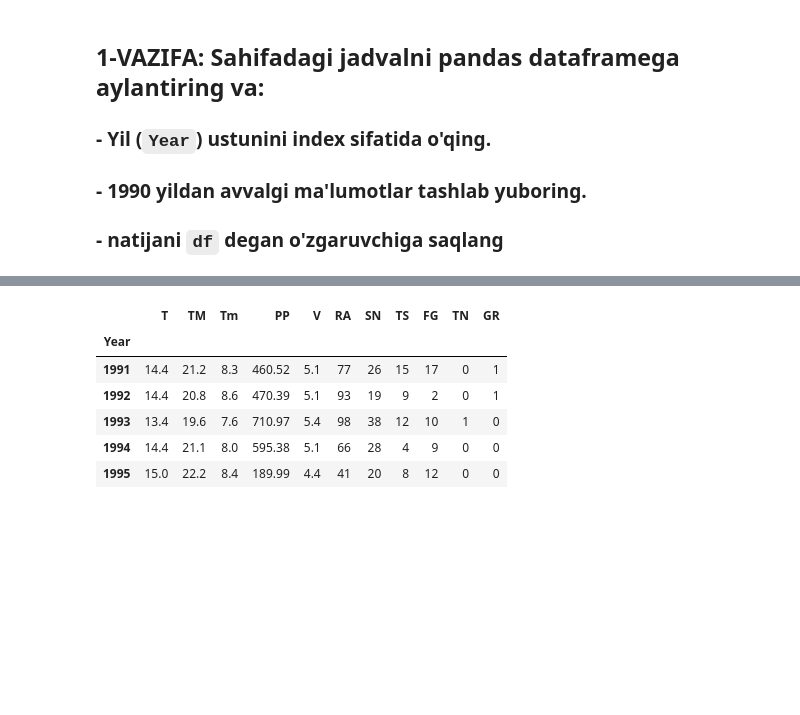
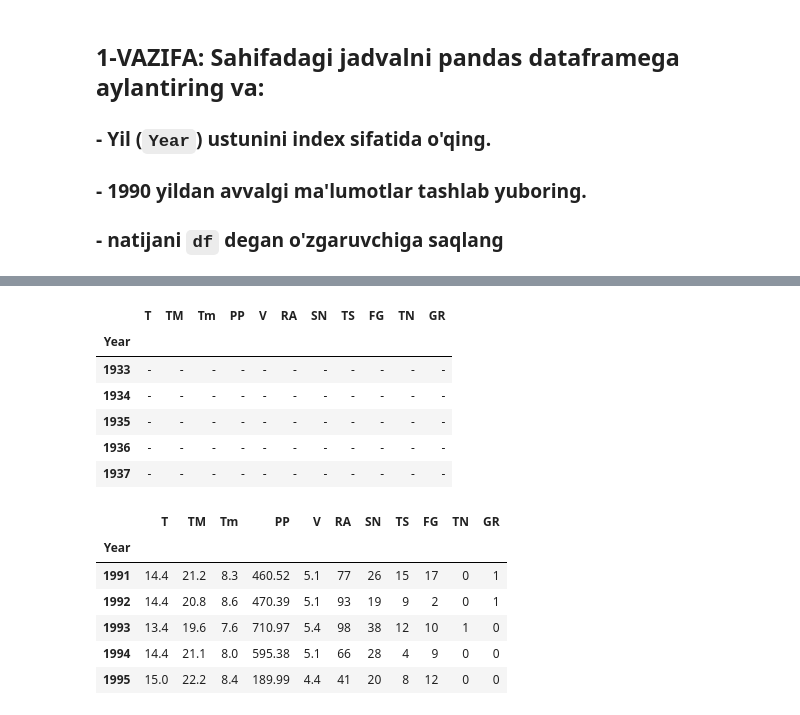
Before and after one commit to IlyasNasirov/notebook, a Jupyter notebook: 04_VISUAL_AMALIYOT_01_matplotlib.ipynb, the cells around one changed output, grey strips where cells are left out. Cells and saved outputs as stored; diff of their text form; code cells hidden in the pictures; blank space fills up the shorter version.

```diff
--- a/04_VISUAL_AMALIYOT_01_matplotlib.ipynb
+++ b/04_VISUAL_AMALIYOT_01_matplotlib.ipynb
@@ -28,0 +27,6 @@ ssl._create_default_https_context = ssl._create_unverified_context
+# %%
+# JAVOBNI SHUYERGA YOZING
+tables = pd.read_html('https://en.tutiempo.net/climate/ws-384570.html')
+# %%
+df = pd.DataFrame(tables[0])
+df.head()
@@ -29,3 +40,14 @@ ssl._create_default_https_context = ssl._create_unverified_context
+# %%
+df.set_index('Year',inplace=True)
+df.head()
+# %% [output]
+|  | T | TM | Tm | PP | V | RA | SN | TS | FG | TN | GR |
+| Year |  |  |  |  |  |  |  |  |  |  |  |
+| 1933 | - | - | - | - | - | - | - | - | - | - | - |
+| 1934 | - | - | - | - | - | - | - | - | - | - | - |
+| 1935 | - | - | - | - | - | - | - | - | - | - | - |
+| 1936 | - | - | - | - | - | - | - | - | - | - | - |
+| 1937 | - | - | - | - | - | - | - | - | - | - | - |
 # %%
 #@title Kutilgan natija:
 # %% [output]
```
Also changed, not shown: parts of 15 cells of this notebook.
